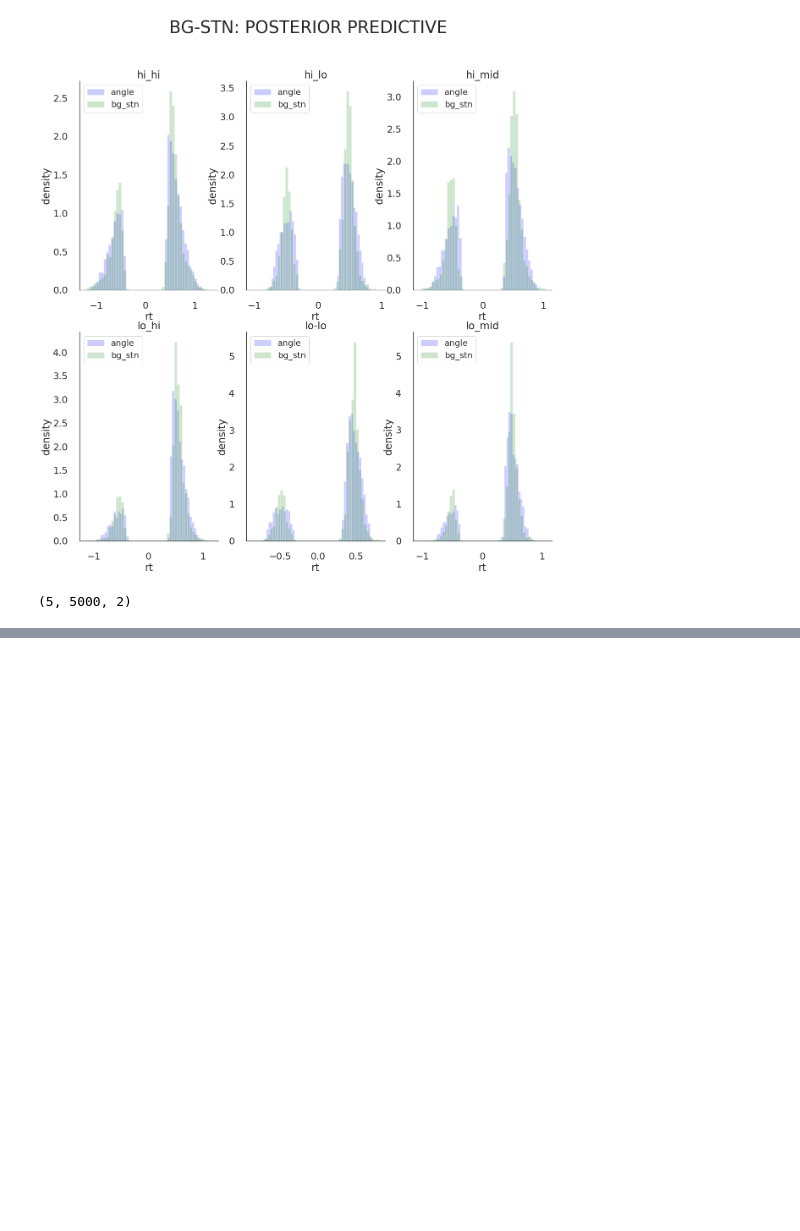
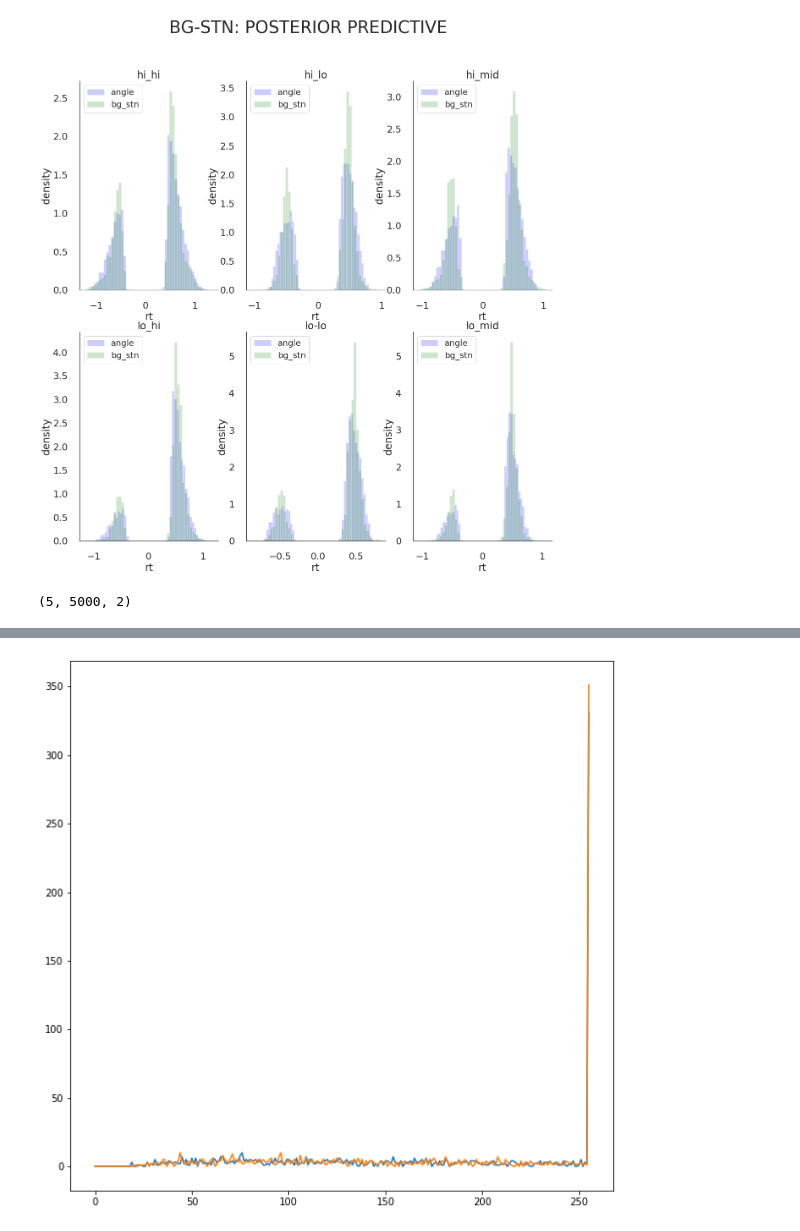
Before and after one commit to AlexanderFengler/nn_likelihoods, a Jupyter notebook: visualize_cnn_bg_stn_posterior_plots.ipynb, the cells around one changed output, grey strips where cells are left out. Drawn from its saved outputs; the diff is of its cells as text; code cells hidden in the pictures; blank space fills up the shorter version.

```diff
--- a/visualize_cnn_bg_stn_posterior_plots.ipynb
+++ b/visualize_cnn_bg_stn_posterior_plots.ipynb
@@ -497,3 +498,16 @@ passed through
 bg_dat.shape
 # %% [output]
 (5, 5000, 2)
+# %%
+out = cds.ddm_flexbound(a = 3,
+                        v = 0,
+                        delta_t = 0.001,
+                        boundary_fun = bf.constant,
+                        n_samples = 2000,
+                        boundary_multiplicative = True,
+                        max_t = 10)
+out_upd = np.concatenate([out[0], out[1]], axis = 1)
+# %%
+binned = dg.bin_arbitrary_fptd(out_upd,
+                               choice_codes = [1, -1],
+                               nbins = 256)
@@ -499,0 +532,9 @@ bg_dat.shape
+# %%
+plt.figure(figsize = (10, 10))
+plt.plot(np.arange(0, 256, 1),
+         binned[:,0],
+         np.arange(0, 256, 1),
+         binned[:, 1])
+plt.show()
+# %% [output]
+[figure, added]
```
Also changed, not shown: parts of 9 cells of this notebook, 4 other files.
